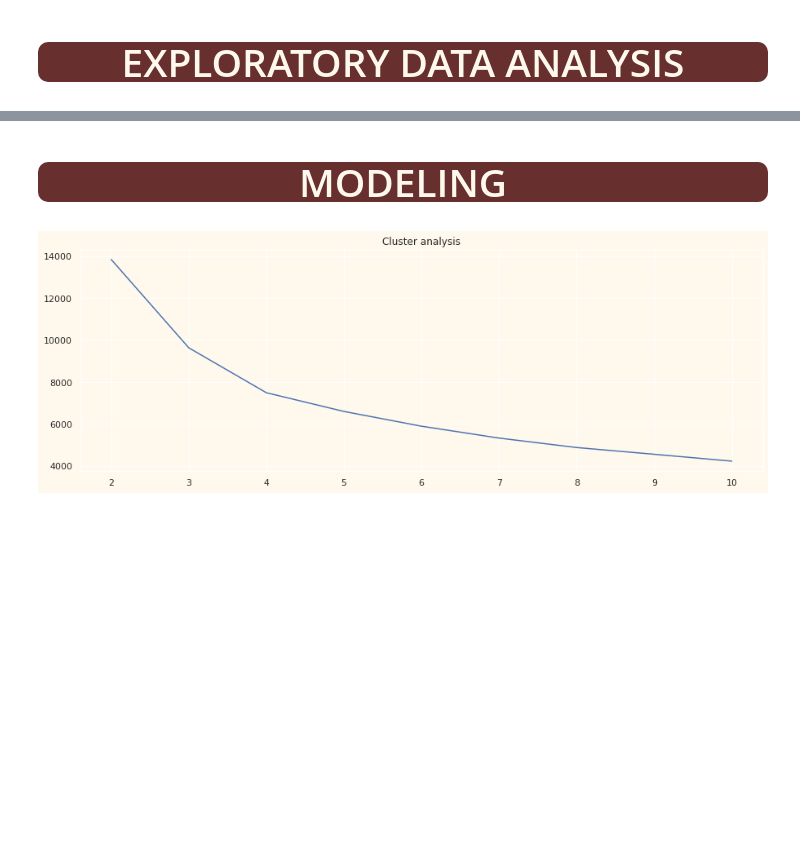
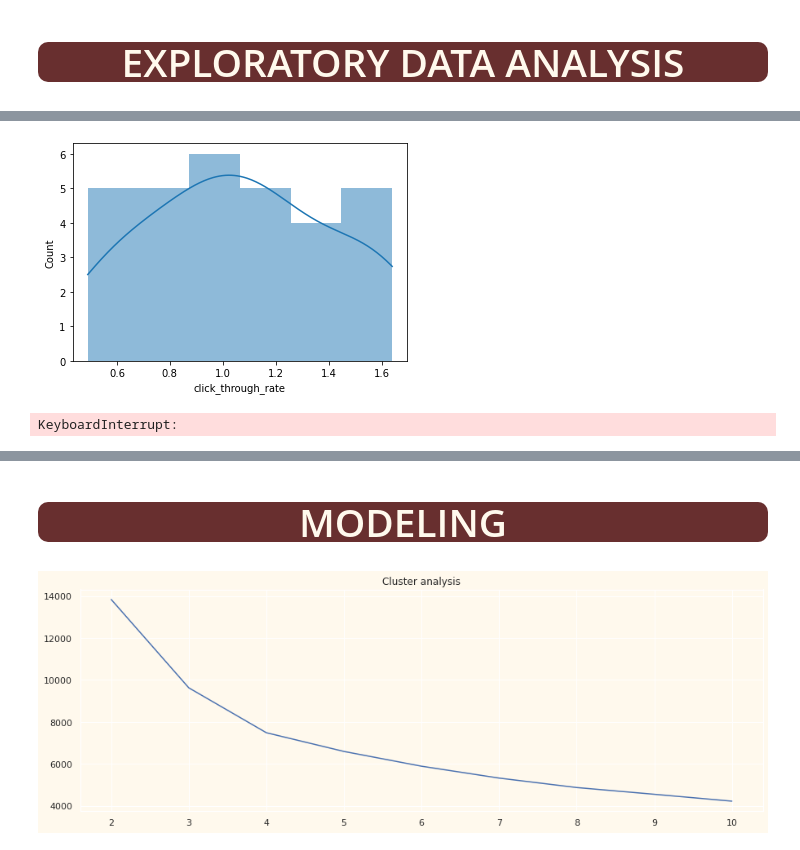
Before and after one commit to Magody/DataScience, a Jupyter notebook: projects/business/youtube/youtube_channel_Insights.ipynb, the cells around one changed output, grey strips where cells are left out. Saved outputs shown, nothing was run; the diff lists cells and outputs as text; code cells hidden in the pictures; blank space fills up the shorter version.

```diff
--- a/projects/business/youtube/youtube_channel_Insights.ipynb
+++ b/projects/business/youtube/youtube_channel_Insights.ipynb
@@ -474,0 +403,4 @@ plt.show()
+# %%
+sns.histplot(q1_ctr_worst['click_through_rate'], kde=True, linewidth=0)
+q1_ctr_worst.tail(2)
+# %% [output]
@@ -474,0 +410 @@ plt.show()
+[figure, added]
@@ -474,0 +432,8 @@ plt.show()
+# %%
+# retrieve images
+q1_video_id_b, q1_titles_b, q1_thumbnails_b = parse_q1(q1_ctr_best)
+q1_thumbnails_as_img_b = []
+for i in tqdm(range(len(q1_thumbnails_b))):
+    q1_thumbnails_as_img_b.append(request_url_image(q1_thumbnails_b[i]))
+# %% [output]
+KeyboardInterrupt:
```
Also changed, not shown: parts of 87 cells of this notebook, 16 other files.
